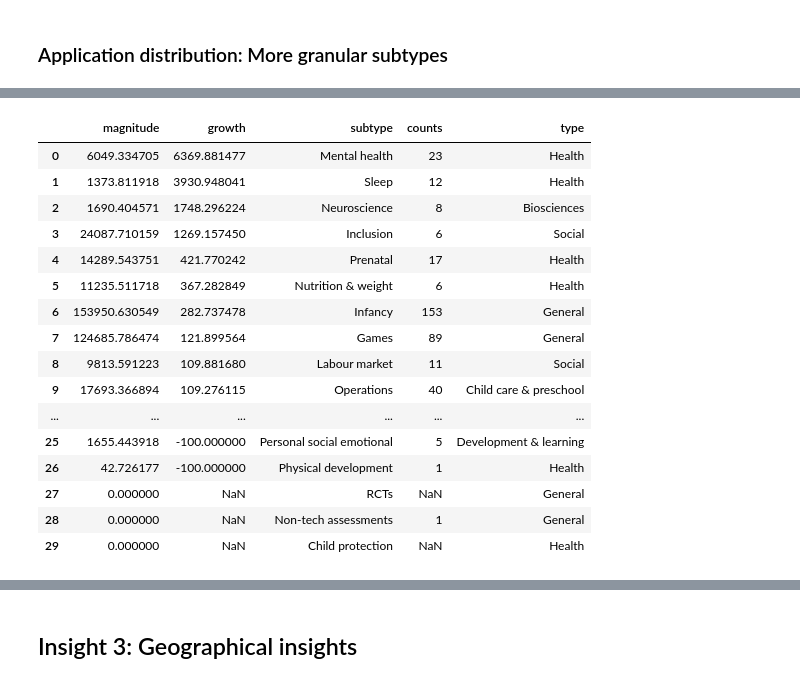
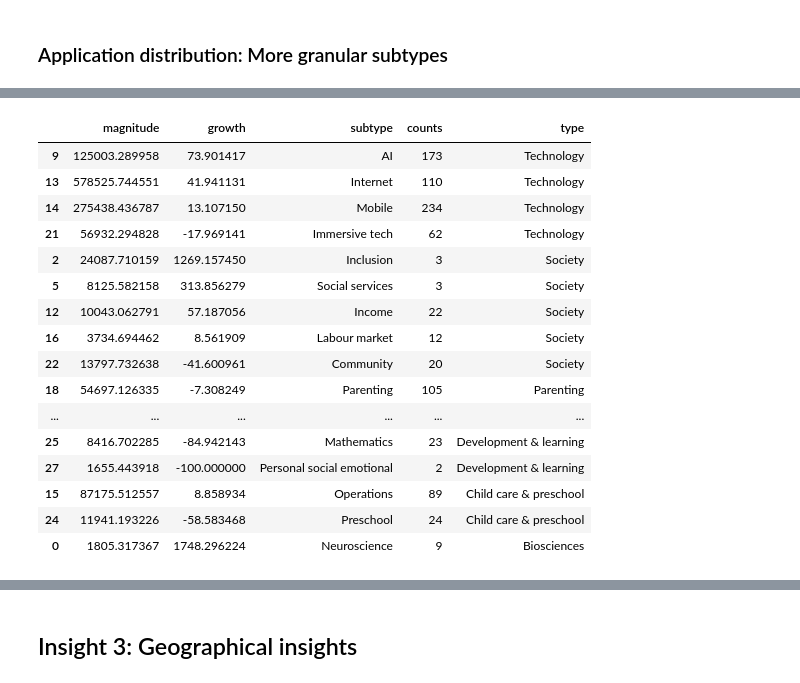
Before and after one commit to nestauk/discovery_child_development, a Jupyter notebook: discovery_child_development/analysis/initial_results/08_analysis_crunchbase.ipynb, the cells around one changed output, grey strips where cells are left out. Drawn from its saved outputs; the diff is of its cells as text; code cells hidden in the pictures.

```diff
--- a/discovery_child_development/analysis/initial_results/08_analysis_crunchbase.ipynb
+++ b/discovery_child_development/analysis/initial_results/08_analysis_crunchbase.ipynb
@@ -26,10 +149,3 @@ data_df = utils.load_crunchbase_data().query("topics != 'arts'")
-# %%
-# Taxonomy dataframe
-topics_df = utils.load_topic_data()
-# %%
-# Transform to one id and topic pair per row
-importlib.reload(utils)
-data_exploded_df = utils.explode_data(data_df).query("topics != 'arts'")
 # %% [markdown]
 ## Baseline trends
 
@@ -176,0 +404,13 @@ pu.configure_plots(fig)
+# %%
+ids = (
+    data_exploded_df
+    .query("org_id in @nontech_ids")
+    .query("name == 'Parenting'")
+    .org_id.to_list()
+)
+pd.set_option('display.max_colwidth', 200)
+(
+    cb_df.query("id in @ids")[['name', 'short_description', 'total_funding_usd']]
+    .sort_values('total_funding_usd', ascending=False)
+    .iloc[0:20]
+)
@@ -296,7 +708,8 @@ pu.configure_plots(fig)
 # %%
 tech_ids = (
     data_exploded_df
-    .query("type == 'Technology'")
+    # .query("type == 'Technology'")
+    .query("subtype in @tech_subtypes")
     .query("year >= 2013")
     .drop_duplicates('id')
     .id.to_list()
@@ -304,7 +717,8 @@ tech_ids = (
 
 tech_ids_5y = (
     data_exploded_df
-    .query("type == 'Technology'")
+    # .query("type == 'Technology'")
+    .query("subtype in @tech_subtypes")
     .query("year >= 2019")
     .drop_duplicates('id')
     .id.to_list()
@@ -414,23 +873,26 @@ tech_applications_df.query("type != 'Technology'").sort_values('amount', ascendi
 # %%
-utils.get_data_magnitude_growth(data_exploded_df, ids=tech_ids, column=column, value='amount').sort_values(['growth'], ascending=False)
+(
+    utils.get_data_magnitude_growth(data_exploded_df, ids=tech_ids, column=column, value='amount')
+    .sort_values(['type', 'growth'], ascending=False)
+)
 # %% [output]
 |  | magnitude | growth | subtype | counts | type |
-| 0 | 6049.334705 | 6369.881477 | Mental health | 23 | Health |
-| 1 | 1373.811918 | 3930.948041 | Sleep | 12 | Health |
-| 2 | 1690.404571 | 1748.296224 | Neuroscience | 8 | Biosciences |
-| 3 | 24087.710159 | 1269.157450 | Inclusion | 6 | Social |
-| 4 | 14289.543751 | 421.770242 | Prenatal | 17 | Health |
-| 5 | 11235.511718 | 367.282849 | Nutrition & weight | 6 | Health |
-| 6 | 153950.630549 | 282.737478 | Infancy | 153 | General |
-| 7 | 124685.786474 | 121.899564 | Games | 89 | General |
-| 8 | 9813.591223 | 109.881680 | Labour market | 11 | Social |
-| 9 | 17693.366894 | 109.276115 | Operations | 40 | Child care & preschool |
+| 9 | 125003.289958 | 73.901417 | AI | 173 | Technology |
+| 13 | 578525.744551 | 41.941131 | Internet | 110 | Technology |
+| 14 | 275438.436787 | 13.107150 | Mobile | 234 | Technology |
+| 21 | 56932.294828 | -17.969141 | Immersive tech | 62 | Technology |
+| 2 | 24087.710159 | 1269.157450 | Inclusion | 3 | Society |
+| 5 | 8125.582158 | 313.856279 | Social services | 3 | Society |
+| 12 | 10043.062791 | 57.187056 | Income | 22 | Society |
+| 16 | 3734.694462 | 8.561909 | Labour market | 12 | Society |
+| 22 | 13797.732638 | -41.600961 | Community | 20 | Society |
+| 18 | 54697.126335 | -7.308249 | Parenting | 105 | Parenting |
 | ... | ... | ... | ... | ... | ... |
-| 25 | 1655.443918 | -100.000000 | Personal social emotional | 5 | Development & learning |
-| 26 | 42.726177 | -100.000000 | Physical development | 1 | Health |
-| 27 | 0.000000 | NaN | RCTs | NaN | General |
-| 28 | 0.000000 | NaN | Non-tech assessments | 1 | General |
-| 29 | 0.000000 | NaN | Child protection | NaN | Health |
+| 25 | 8416.702285 | -84.942143 | Mathematics | 23 | Development & learning |
+| 27 | 1655.443918 | -100.000000 | Personal social emotional | 2 | Development & learning |
+| 15 | 87175.512557 | 8.858934 | Operations | 89 | Child care & preschool |
+| 24 | 11941.193226 | -58.583468 | Preschool | 24 | Child care & preschool |
+| 0 | 1805.317367 | 1748.296224 | Neuroscience | 9 | Biosciences |
 # %%
 cat_type = 'Development & learning'
 cats = list(topics_df.query("type == @cat_type").subtype.unique())
```
Also changed, not shown: parts of 81 cells of this notebook, 18 other files.
